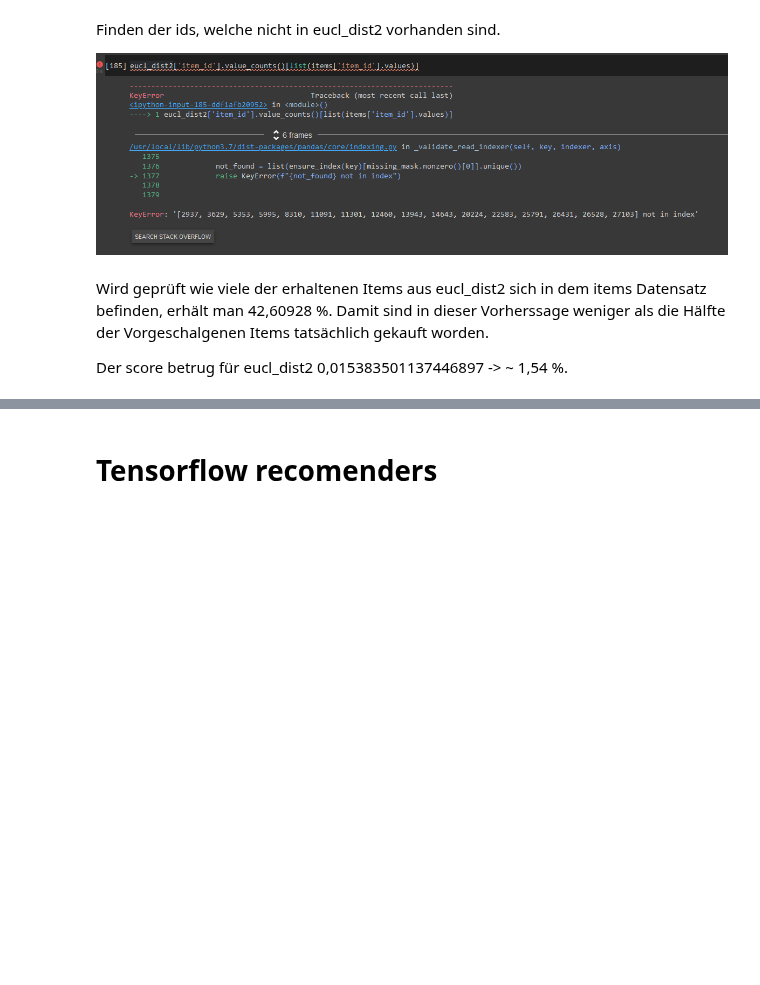
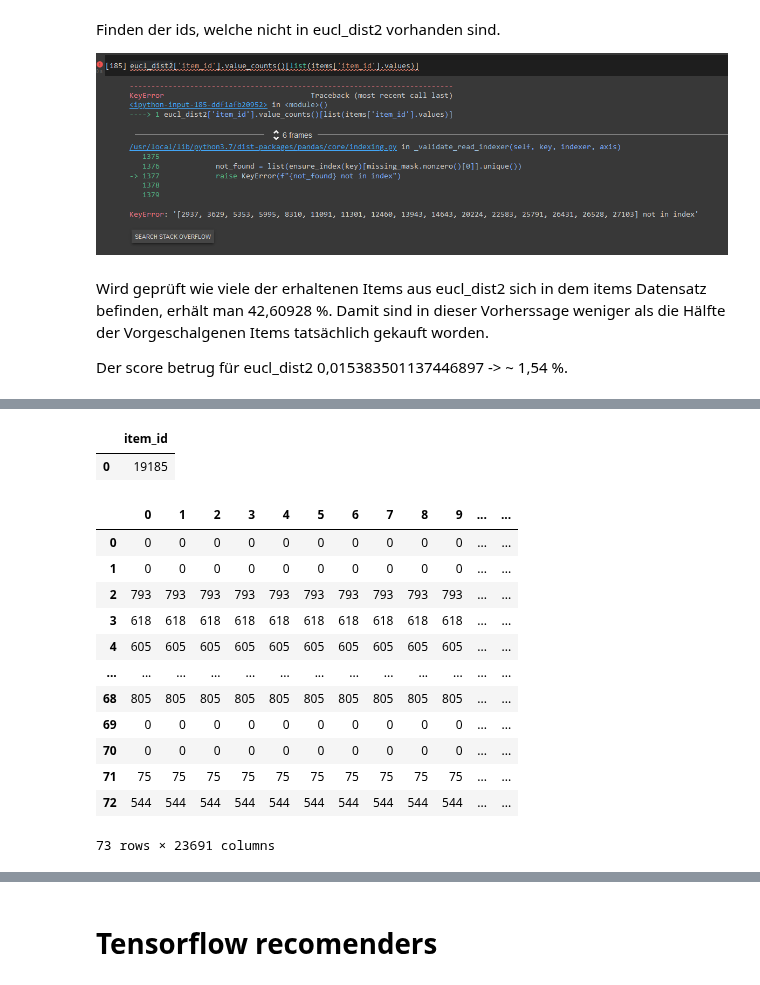
Before and after one commit to Ananassio/Data-Science_lab, a Jupyter notebook: Project/Data.ipynb, the cells around one changed output, grey strips where cells are left out. Drawn from its saved outputs; the diff is of its cells as text; code cells hidden in the pictures; blank space fills up the shorter version.

```diff
--- a/Project/Data.ipynb
+++ b/Project/Data.ipynb
@@ -1201,0 +1538,26 @@ eucl_dist2['item_id'].value_counts()[s].sum() / eucl_dist2['item_id'].value_coun
+# %%
+k3[k3['item_id']==19185]
+# %% [output]
+|  | item_id |
+| 0 | 19185 |
+# %%
+  q = np.array(test[test.index==26])
+  #q = q/np.linalg.norm(q)
+  q = np.array([q[0],]*len(np.array(feature_pivtable)))
+  q = pd.DataFrame(q)
+  q = q.transpose()
+  q
+# %% [output]
+|  | 0 | 1 | 2 | 3 | 4 | 5 | 6 | 7 | 8 | 9 | ... | ... |
+| 0 | 0 | 0 | 0 | 0 | 0 | 0 | 0 | 0 | 0 | 0 | ... | ... |
+| 1 | 0 | 0 | 0 | 0 | 0 | 0 | 0 | 0 | 0 | 0 | ... | ... |
+| 2 | 793 | 793 | 793 | 793 | 793 | 793 | 793 | 793 | 793 | 793 | ... | ... |
+| 3 | 618 | 618 | 618 | 618 | 618 | 618 | 618 | 618 | 618 | 618 | ... | ... |
+| 4 | 605 | 605 | 605 | 605 | 605 | 605 | 605 | 605 | 605 | 605 | ... | ... |
+| ... | ... | ... | ... | ... | ... | ... | ... | ... | ... | ... | ... | ... |
+| 68 | 805 | 805 | 805 | 805 | 805 | 805 | 805 | 805 | 805 | 805 | ... | ... |
+| 69 | 0 | 0 | 0 | 0 | 0 | 0 | 0 | 0 | 0 | 0 | ... | ... |
+| 70 | 0 | 0 | 0 | 0 | 0 | 0 | 0 | 0 | 0 | 0 | ... | ... |
+| 71 | 75 | 75 | 75 | 75 | 75 | 75 | 75 | 75 | 75 | 75 | ... | ... |
+| 72 | 544 | 544 | 544 | 544 | 544 | 544 | 544 | 544 | 544 | 544 | ... | ... |
+73 rows × 23691 columns
```
Also changed, not shown: parts of 43 cells of this notebook.
